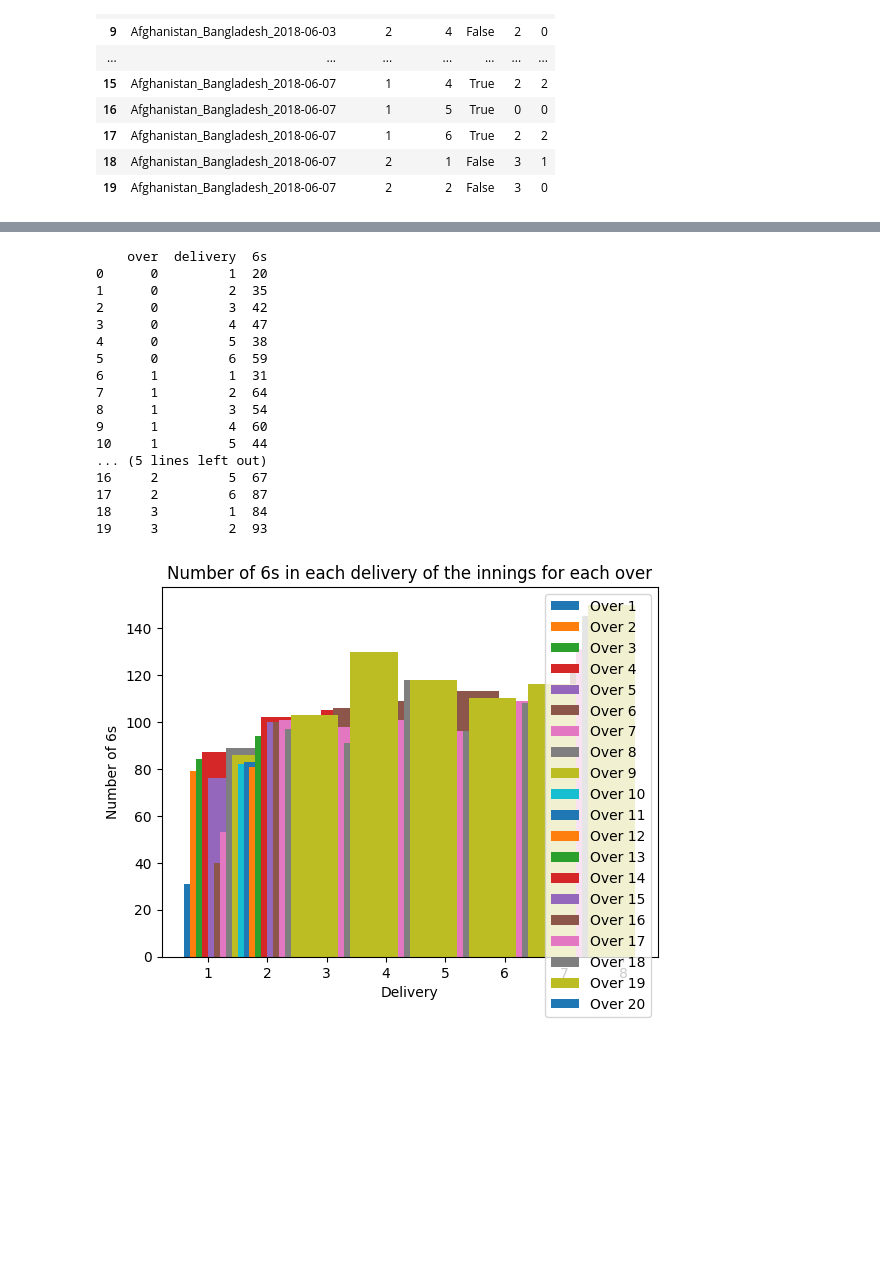
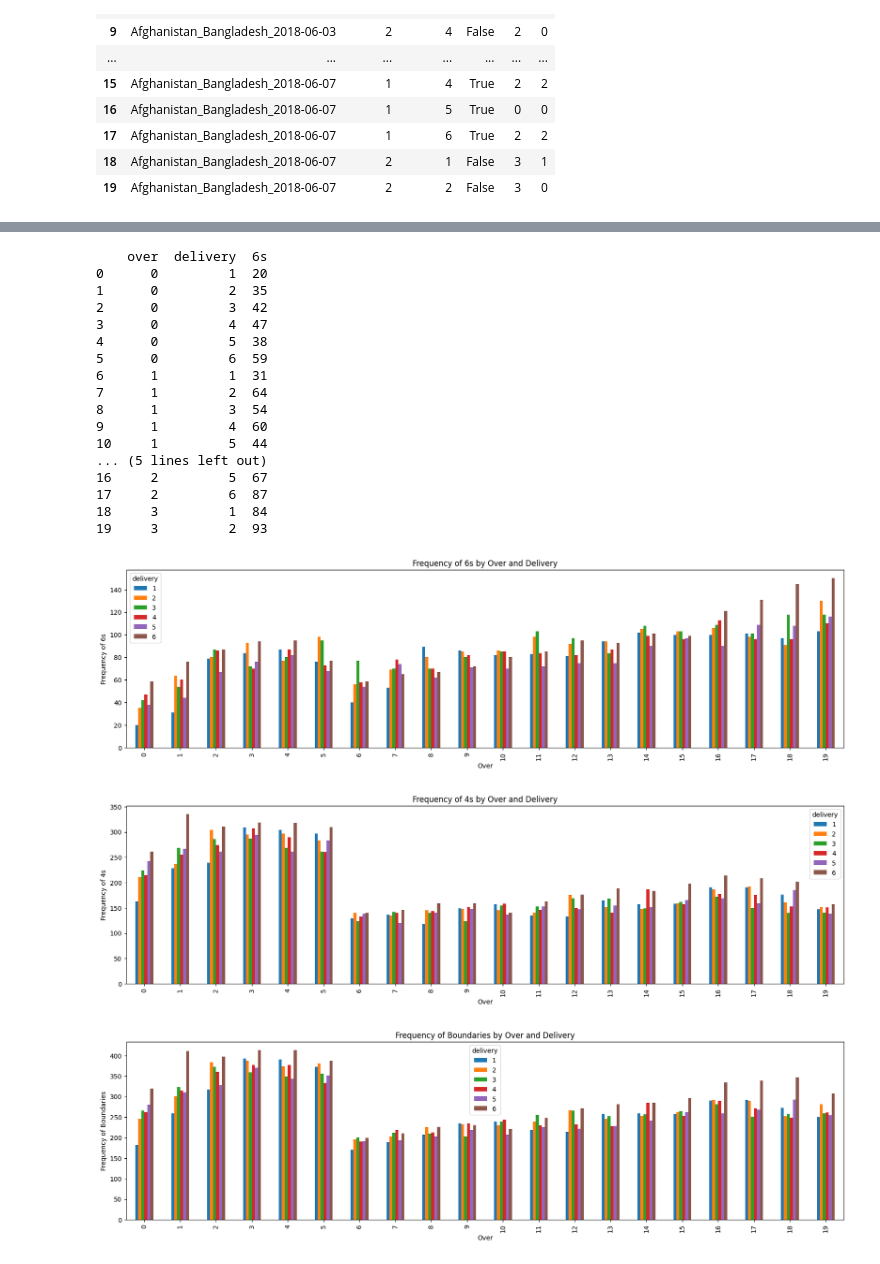
Before and after one commit to 19Kaumini/e19-co544-cricket-analytics-and-prediction, a Jupyter notebook: EDA/Boundaries.ipynb, the cells around one changed output, grey strips where cells are left out. Cells and saved outputs as stored; diff of their text form; code cells hidden in the pictures; blank space fills up the shorter version.

Commit message:
Boundary analysis per over and delivery completed

```diff
--- a/EDA/Boundaries.ipynb
+++ b/EDA/Boundaries.ipynb
@@ -203,35 +242,86 @@ See the caveats in the documentation: https://pandas.pydata.org/pandas-docs/stab
 #limit the delivery to 6 balls
 boundary_data['delivery'] = np.where(boundary_data['delivery'] > 6, 6, boundary_data['delivery'])
 
 gp = boundary_data.groupby(['over', 'delivery'])
 
 
 gp = gp.apply(lambda x: pd.Series({'4s': (x["runs_by_bat"] == 4).sum(), '6s': (x["runs_by_bat"] == 6).sum()}))
 gp = gp.reset_index()
 print(gp[['over', 'delivery', '6s']].head(20))
 
+# combine over and delivery to get a single value for each delivery
+gp['over.delivery'] = gp['over'] + 0.6 * gp['delivery']
 
-gp = gp.groupby('over')
+# combine 4s and 6s into a single column
+gp['boundaries'] = gp['4s'] + gp['6s']
 
-# plot sixes for each over
-# for the x axis, use "over.delivery" as the xticks
-# for the y axis, use the number of 6s
+# plot the results
+# the x-axis will be the over
+# the y-axis will be the number of 6s
+# for each over, we will have 6 different bars, one for each delivery
+# the height of the bar will be the number of 6s
+
+
+
+# Reshape the data into a format suitable for plotting
+plot_data = gp.set_index(['over', 'delivery'])['6s'].unstack().fillna(0)
+
+# Plot the data
+fig, ax = plt.subplots(figsize=(20, 5))
+plot_data.plot(kind='bar', ax=ax)
+
+# Set the title and axis labels
+ax.set_title('Frequency of 6s by Over and Delivery')
+ax.set_xlabel('Over')
+ax.set_ylabel('Frequency of 6s')
+
+plt.show()
+
+
+# Similarly, we can plot the number of 4s in each delivery of the innings for each over
+plot_data = gp.set_index(['over', 'delivery'])['4s'].unstack().fillna(0)
+
+# Plot the data
+fig, ax = plt.subplots(figsize=(20, 5))
+plot_data.plot(kind='bar', ax=ax)
+
+# Set the title and axis labels
+ax.set_title('Frequency of 4s by Over and Delivery')
+ax.set_xlabel('Over')
+ax.set_ylabel('Frequency of 4s')
+plt.show()
+
+
+# Similarly, we can plot the number of boundaries in each delivery of the innings for each over
+plot_data = gp.set_index(['over', 'delivery'])['boundaries'].unstack().fillna(0)
+
+# Plot the data
+fig, ax = plt.subplots(figsize=(20, 5))
+plot_data.plot(kind='bar', ax=ax)
+
+# Set the title and axis labels
+ax.set_title('Frequency of Boundaries by Over and Delivery')
+ax.set_xlabel('Over')
+ax.set_ylabel('Frequency of Boundaries')
+plt.show()
 # %% [output]
     over  delivery  6s
 0      0         1  20
 1      0         2  35
 2      0         3  42
 3      0         4  47
 4      0         5  38
 5      0         6  59
 6      1         1  31
 7      1         2  64
 8      1         3  54
 9      1         4  60
 10     1         5  44
 ... (5 lines left out)
 16     2         5  67
 17     2         6  87
 18     3         1  84
 19     3         2  93
-[figure, old version]
+[figure, new version]
+[figure, added]
+[figure, added]
```
Also changed, not shown: parts of 2 cells of this notebook.
